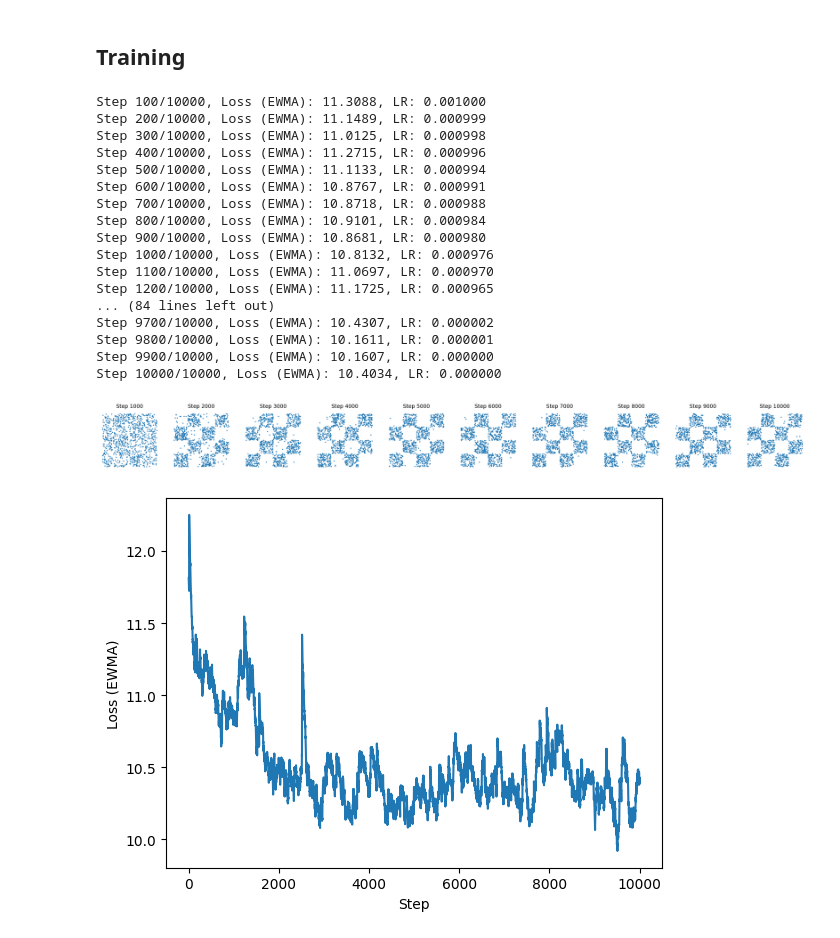
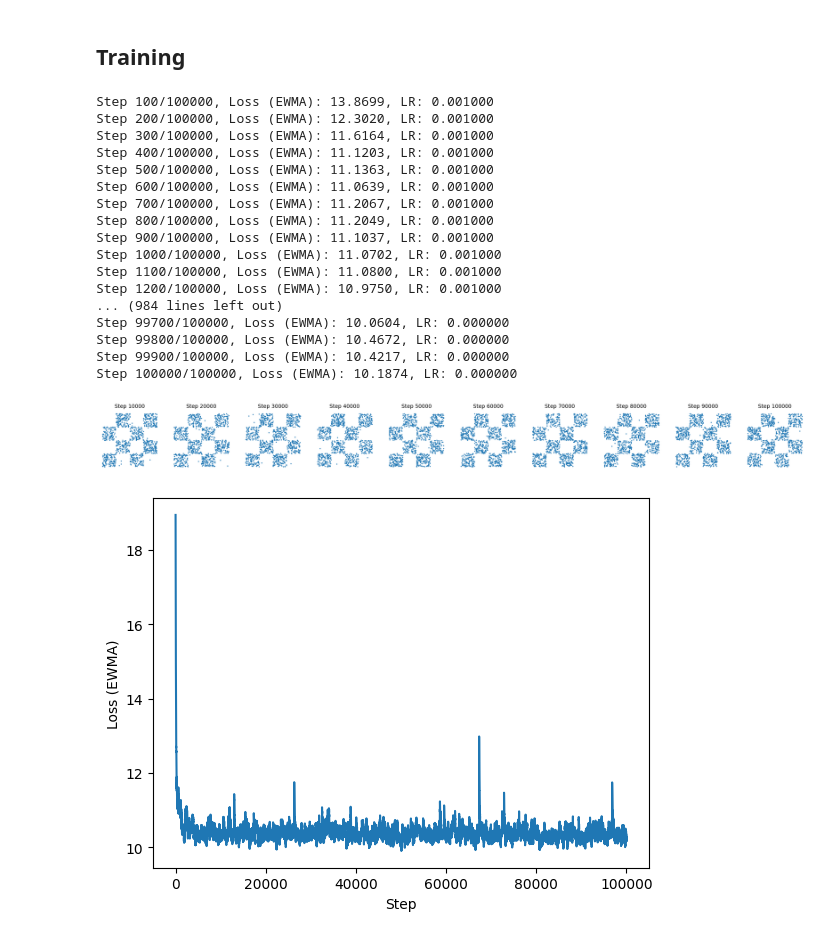
Before and after one commit to chinmay8bit/discrete-diffusion-smc-experiments, a Jupyter notebook: training_scripts/train_mdm_checkerboard.ipynb, the cells around one changed output. Drawn from its saved outputs; the diff is of its cells as text; code cells hidden in the pictures.

```diff
--- a/training_scripts/train_mdm_checkerboard.ipynb
+++ b/training_scripts/train_mdm_checkerboard.ipynb
@@ -71,12 +71,12 @@ from models.discrete_diffusion.utils.parametrizations import subs_parametrizatio
 from models.denoising_models.mlp import MLP
 
 batch_size = 64
-train_steps = 10000
+train_steps = 100000
 vocab_size = 256
 num_categories = vocab_size + 1  #includes the mask category
 mask_index = num_categories - 1
 input_shape = (2,)
-num_timesteps = 1000
+num_timesteps = 100
 lr = 1e-3
 
 model = MaskedDiffusion(
@@ -86,7 +86,7 @@ model = MaskedDiffusion(
         embed_dim=64,
         hidden_dim=256,
         encode_time=False,
-        n_hidden_layers=1,
+        n_hidden_layers=2,
         probs_parametrization_fn=subs_parametrization,
     ),
     num_categories=num_categories,
@@ -113,53 +115,53 @@ for step in range(train_steps):
     optimizer.zero_grad()
     loss = model(x)
     loss.backward()
     optimizer.step()
     scheduler.step()
 
     if loss_ewma is None:
         loss_ewma = loss.item()
     else:
         loss_ewma = 0.99 * loss_ewma + 0.01 * loss.item()
     losses.append(loss_ewma)
 
     if (step + 1) % 100 == 0:
         print(f"Step {step + 1}/{train_steps}, Loss (EWMA): {loss_ewma:.4f}, LR: {optimizer.param_groups[0]['lr']:.6f}")
 
-    if (step + 1) % 1000 == 0:
+    if (step + 1) % (train_steps // 10) == 0:
         model.eval()
         with torch.no_grad():
             samples = model.sample(num_samples=1000, device=device).cpu().numpy()
         ax[fig_idx].scatter(samples[:, 0], samples[:, 1], s=1)
         ax[fig_idx].set_title(f"Step {step + 1}", fontsize=10)
         ax[fig_idx].axis('off')
         fig_idx += 1
 
 plt.show()
 
 plt.plot(losses)
 plt.xlabel('Step')
 plt.ylabel('Loss (EWMA)')
 plt.show()
 # %% [output]
-Step 100/10000, Loss (EWMA): 11.3088, LR: 0.001000
-Step 200/10000, Loss (EWMA): 11.1489, LR: 0.000999
-Step 300/10000, Loss (EWMA): 11.0125, LR: 0.000998
-Step 400/10000, Loss (EWMA): 11.2715, LR: 0.000996
-Step 500/10000, Loss (EWMA): 11.1133, LR: 0.000994
-Step 600/10000, Loss (EWMA): 10.8767, LR: 0.000991
-Step 700/10000, Loss (EWMA): 10.8718, LR: 0.000988
-Step 800/10000, Loss (EWMA): 10.9101, LR: 0.000984
-Step 900/10000, Loss (EWMA): 10.8681, LR: 0.000980
-Step 1000/10000, Loss (EWMA): 10.8132, LR: 0.000976
-Step 1100/10000, Loss (EWMA): 11.0697, LR: 0.000970
-Step 1200/10000, Loss (EWMA): 11.1725, LR: 0.000965
-... (84 lines left out)
-Step 9700/10000, Loss (EWMA): 10.4307, LR: 0.000002
-Step 9800/10000, Loss (EWMA): 10.1611, LR: 0.000001
-Step 9900/10000, Loss (EWMA): 10.1607, LR: 0.000000
-Step 10000/10000, Loss (EWMA): 10.4034, LR: 0.000000
+Step 100/100000, Loss (EWMA): 13.8699, LR: 0.001000
+Step 200/100000, Loss (EWMA): 12.3020, LR: 0.001000
+Step 300/100000, Loss (EWMA): 11.6164, LR: 0.001000
+Step 400/100000, Loss (EWMA): 11.1203, LR: 0.001000
+Step 500/100000, Loss (EWMA): 11.1363, LR: 0.001000
+Step 600/100000, Loss (EWMA): 11.0639, LR: 0.001000
+Step 700/100000, Loss (EWMA): 11.2067, LR: 0.001000
+Step 800/100000, Loss (EWMA): 11.2049, LR: 0.001000
+Step 900/100000, Loss (EWMA): 11.1037, LR: 0.001000
+Step 1000/100000, Loss (EWMA): 11.0702, LR: 0.001000
+Step 1100/100000, Loss (EWMA): 11.0800, LR: 0.001000
+Step 1200/100000, Loss (EWMA): 10.9750, LR: 0.001000
+... (984 lines left out)
+Step 99700/100000, Loss (EWMA): 10.0604, LR: 0.000000
+Step 99800/100000, Loss (EWMA): 10.4672, LR: 0.000000
+Step 99900/100000, Loss (EWMA): 10.4217, LR: 0.000000
+Step 100000/100000, Loss (EWMA): 10.1874, LR: 0.000000
-[figure, old version]
+[figure, new version]
-[figure, old version]
+[figure, new version]
 # %%
 # Visualize model samples
 model.eval()
```
Also changed, not shown: parts of 3 cells of this notebook, 1 other file.
